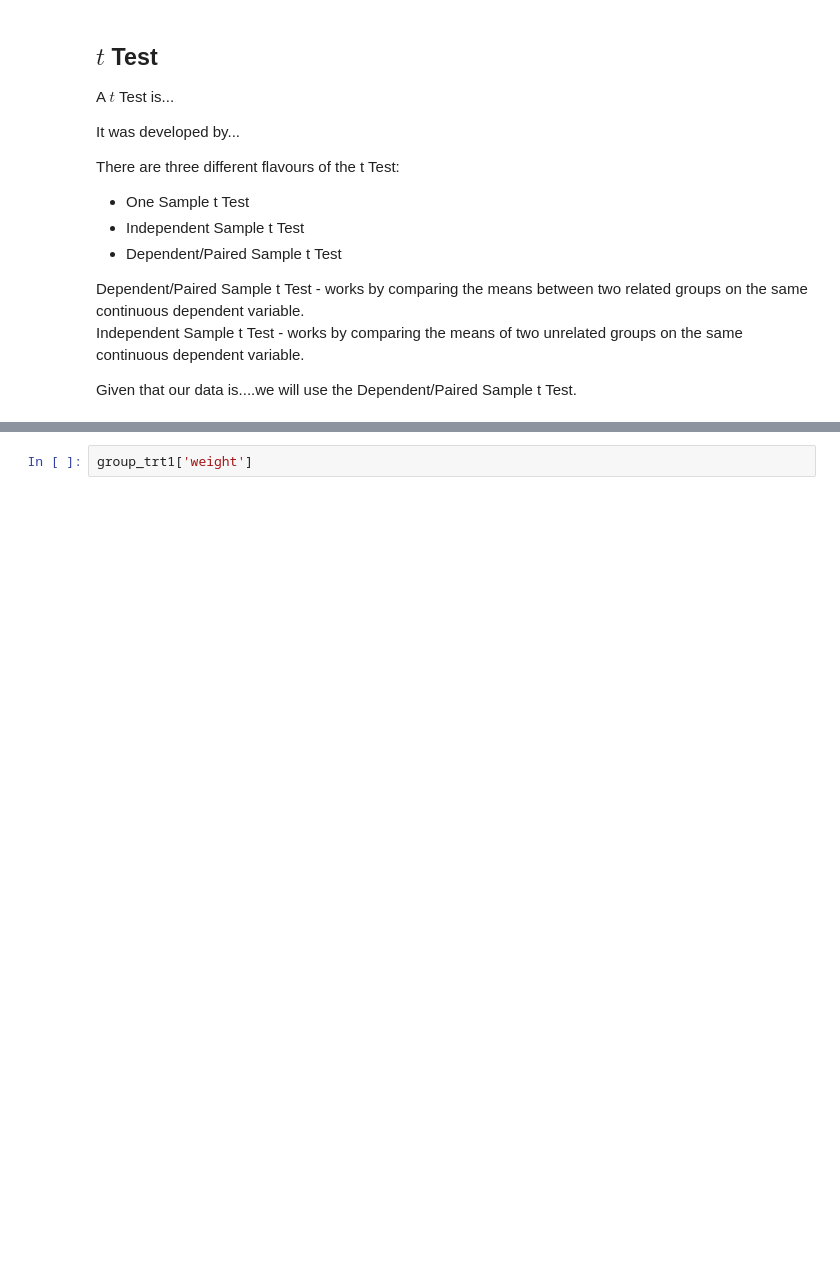
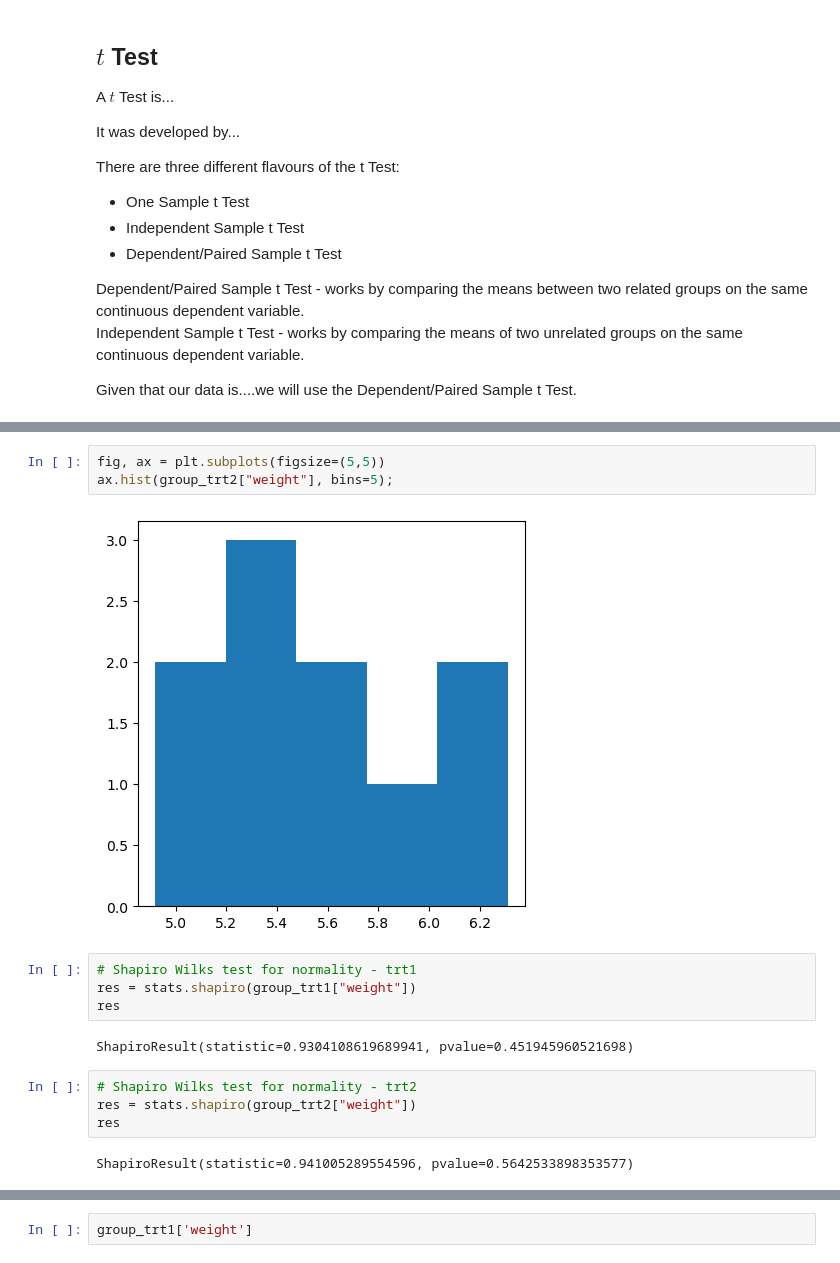
Before and after one commit to PeeBs68/applied_statistics, a Jupyter notebook: project.ipynb, the cells around one changed output, grey strips where cells are left out. Saved outputs shown, nothing was run; the diff lists cells and outputs as text; blank space fills up the shorter version.

Commit message:
Working on assumptions section for t-test

```diff
--- a/project.ipynb
+++ b/project.ipynb
@@ -140,0 +175,17 @@ first - check the assumptions above are correct...use plots etc
+# %%
+fig, ax = plt.subplots(figsize=(5,5))
+ax.hist(group_trt2["weight"], bins=5);
+# %% [output]
+[figure, added]
+# %%
+# Shapiro Wilks test for normality - trt1
+res = stats.shapiro(group_trt1["weight"])
+res
+# %% [output]
+ShapiroResult(statistic=0.9304108619689941, pvalue=0.451945960521698)
+# %%
+# Shapiro Wilks test for normality - trt2
+res = stats.shapiro(group_trt2["weight"])
+res
+# %% [output]
+ShapiroResult(statistic=0.941005289554596, pvalue=0.5642533898353577)
```
Also changed, not shown: parts of 16 cells of this notebook.
